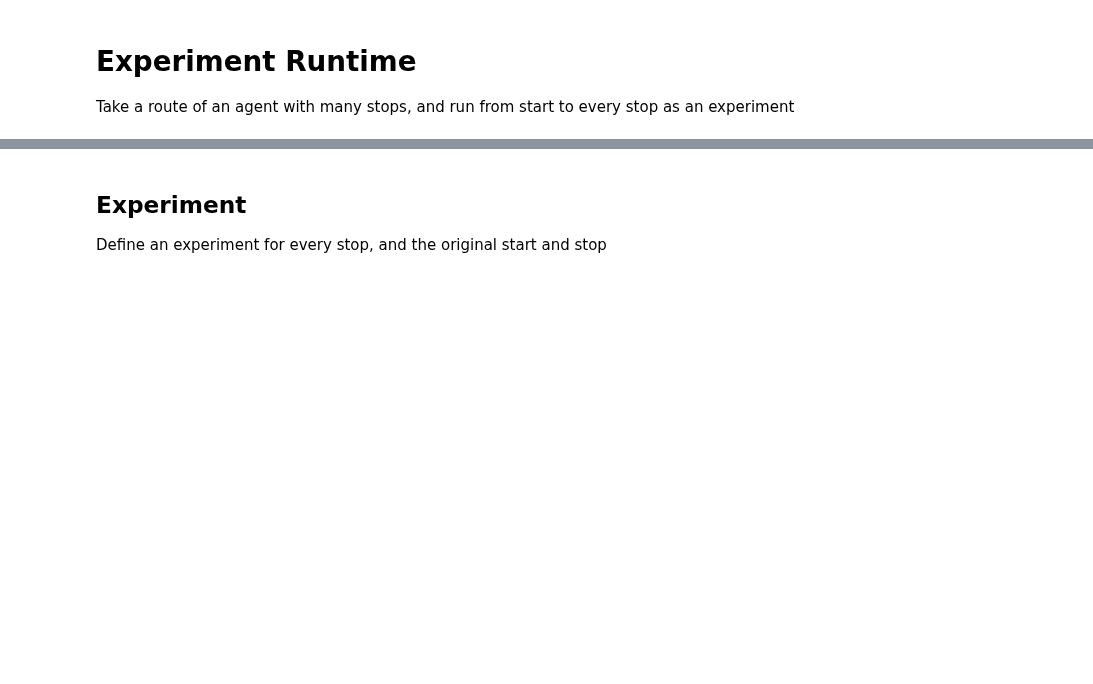
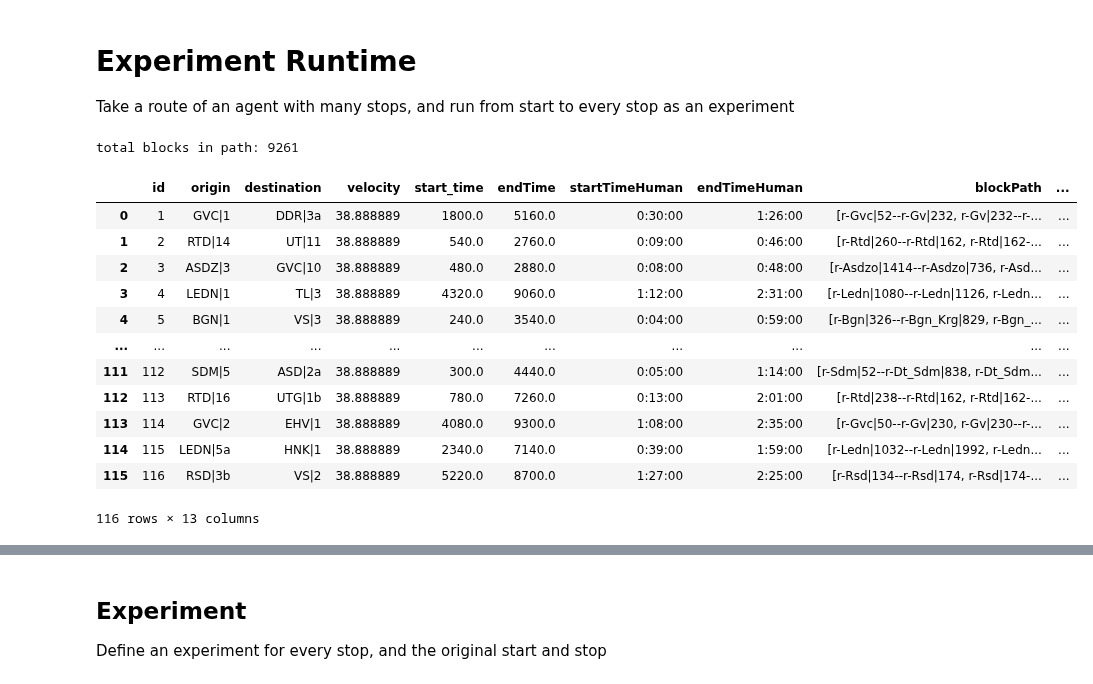
Before and after one commit to GoodGuyMe/delay-replanning-slack, a Jupyter notebook: experiments/runtime.ipynb, the cells around one changed output, grey strips where cells are left out. Cells and saved outputs as stored; diff of their text form; code cells hidden in the pictures; blank space fills up the shorter version.

```diff
--- a/experiments/runtime.ipynb
+++ b/experiments/runtime.ipynb
@@ -44,7 +43,7 @@ plt.show()
 # Experiment Runtime
 Take a route of an agent with many stops, and run from start to every stop as an experiment
 # %%
-scenario_file = "../data/prorail/scenarios/RT/2025-07-04_1.json"
+scenario_file = "../data/prorail/scenarios/RT/2025-07-04_2.json"
 
 try:
     base_path = Path(__file__).parent
@@ -52,32 +51,47 @@ try:
     data = json.load(open(file_path))
 except:
     data = json.load(open(scenario_file))
 types = {x["name"]: x for x in data["types"]}
 agents = []
 pybooklogger.setLevel(logging.CRITICAL)
 logger.setLevel(logging.CRITICAL)
 for trainNumber, entry in enumerate(data["trains"]):
     trainNumber += 1
     move = entry["movements"][0]
     velocity = types[entry["trainUnitTypes"][0]]["speed"] / 3.6
     block_path = layout.get_path_for_agent(move, trainNumber, velocity)
 
     agent = Agent(trainNumber, move["startLocation"], move["endLocation"], velocity, move["startTime"],
                   endTime=move["endTime"],
                   startTimeHuman=str(timedelta(seconds=move["startTime"])),
                   endTimeHuman=str(timedelta(seconds=move["endTime"])),
                   blockPath=block_path,
                   trainNumber=entry["trainNumber"],
                   trainUnitTypes=entry["trainUnitTypes"],
                   stops=move["stops"]
     )
     agents.append(agent)
 
 agent_df = pd.DataFrame([agent.__dict__ for agent in agents])
 agent_df['blockPathLength'] = agent_df['blockPath'].map(len)
 
 print(f"total blocks in path: {agent_df['blockPathLength'].sum()}")
 
 agent_df
+# %% [output]
+total blocks in path: 9261
+|  | id | origin | destination | velocity | start_time | endTime | startTimeHuman | endTimeHuman | blockPath | ... |
+| 0 | 1 | GVC|1 | DDR|3a | 38.888889 | 1800.0 | 5160.0 | 0:30:00 | 1:26:00 | [r-Gvc|52--r-Gv|232, r-Gv|232--r-... | ... |
+| 1 | 2 | RTD|14 | UT|11 | 38.888889 | 540.0 | 2760.0 | 0:09:00 | 0:46:00 | [r-Rtd|260--r-Rtd|162, r-Rtd|162-... | ... |
+| 2 | 3 | ASDZ|3 | GVC|10 | 38.888889 | 480.0 | 2880.0 | 0:08:00 | 0:48:00 | [r-Asdzo|1414--r-Asdzo|736, r-Asd... | ... |
+| 3 | 4 | LEDN|1 | TL|3 | 38.888889 | 4320.0 | 9060.0 | 1:12:00 | 2:31:00 | [r-Ledn|1080--r-Ledn|1126, r-Ledn... | ... |
+| 4 | 5 | BGN|1 | VS|3 | 38.888889 | 240.0 | 3540.0 | 0:04:00 | 0:59:00 | [r-Bgn|326--r-Bgn_Krg|829, r-Bgn_... | ... |
+| ... | ... | ... | ... | ... | ... | ... | ... | ... | ... | ... |
+| 111 | 112 | SDM|5 | ASD|2a | 38.888889 | 300.0 | 4440.0 | 0:05:00 | 1:14:00 | [r-Sdm|52--r-Dt_Sdm|838, r-Dt_Sdm... | ... |
+| 112 | 113 | RTD|16 | UTG|1b | 38.888889 | 780.0 | 7260.0 | 0:13:00 | 2:01:00 | [r-Rtd|238--r-Rtd|162, r-Rtd|162-... | ... |
+| 113 | 114 | GVC|2 | EHV|1 | 38.888889 | 4080.0 | 9300.0 | 1:08:00 | 2:35:00 | [r-Gvc|50--r-Gv|230, r-Gv|230--r-... | ... |
+| 114 | 115 | LEDN|5a | HNK|1 | 38.888889 | 2340.0 | 7140.0 | 0:39:00 | 1:59:00 | [r-Ledn|1032--r-Ledn|1992, r-Ledn... | ... |
+| 115 | 116 | RSD|3b | VS|2 | 38.888889 | 5220.0 | 8700.0 | 1:27:00 | 2:25:00 | [r-Rsd|134--r-Rsd|174, r-Rsd|174-... | ... |
+116 rows × 13 columns
 # %%
 
```
Also changed, not shown: parts of 12 cells of this notebook, 11 other files.
